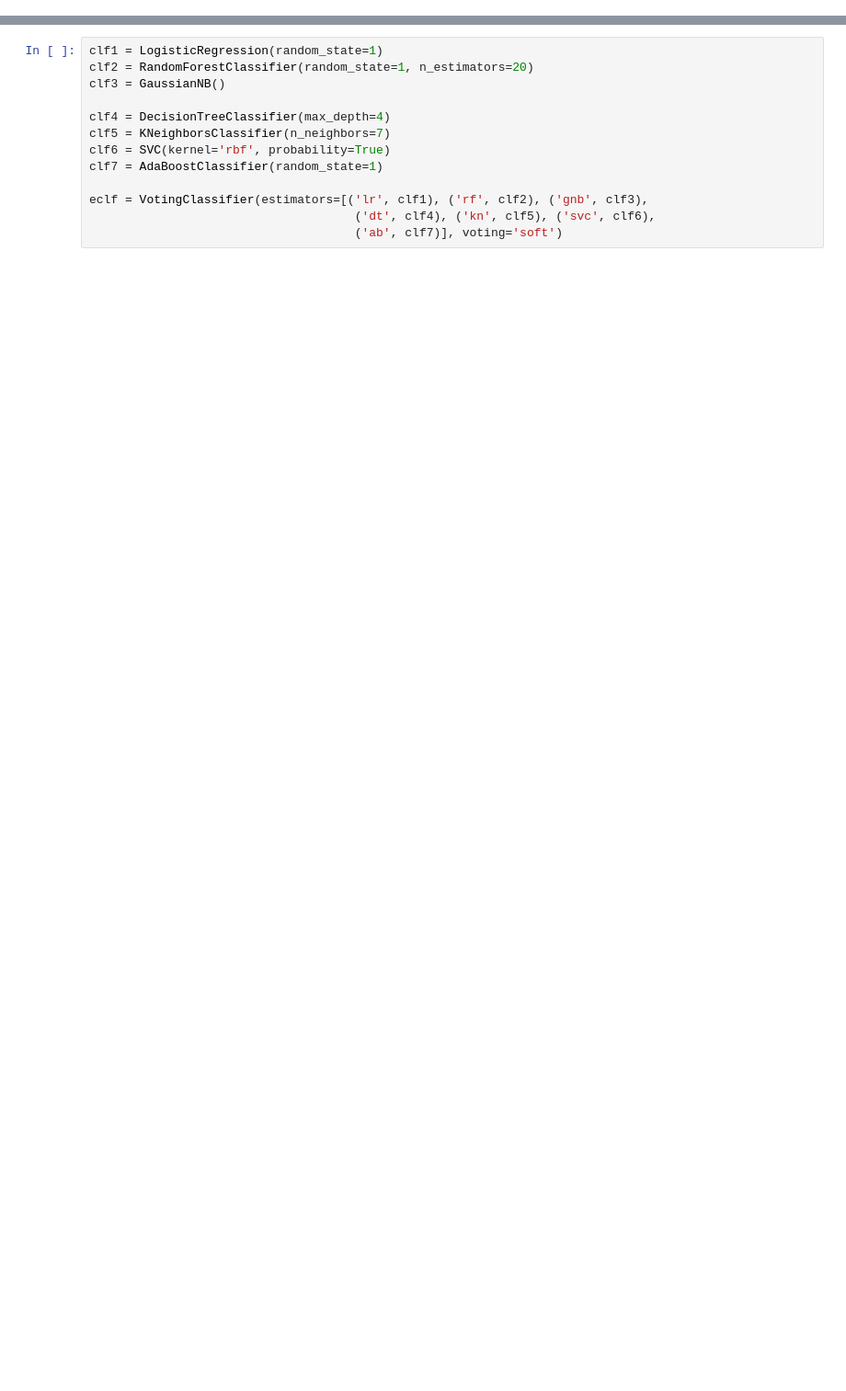
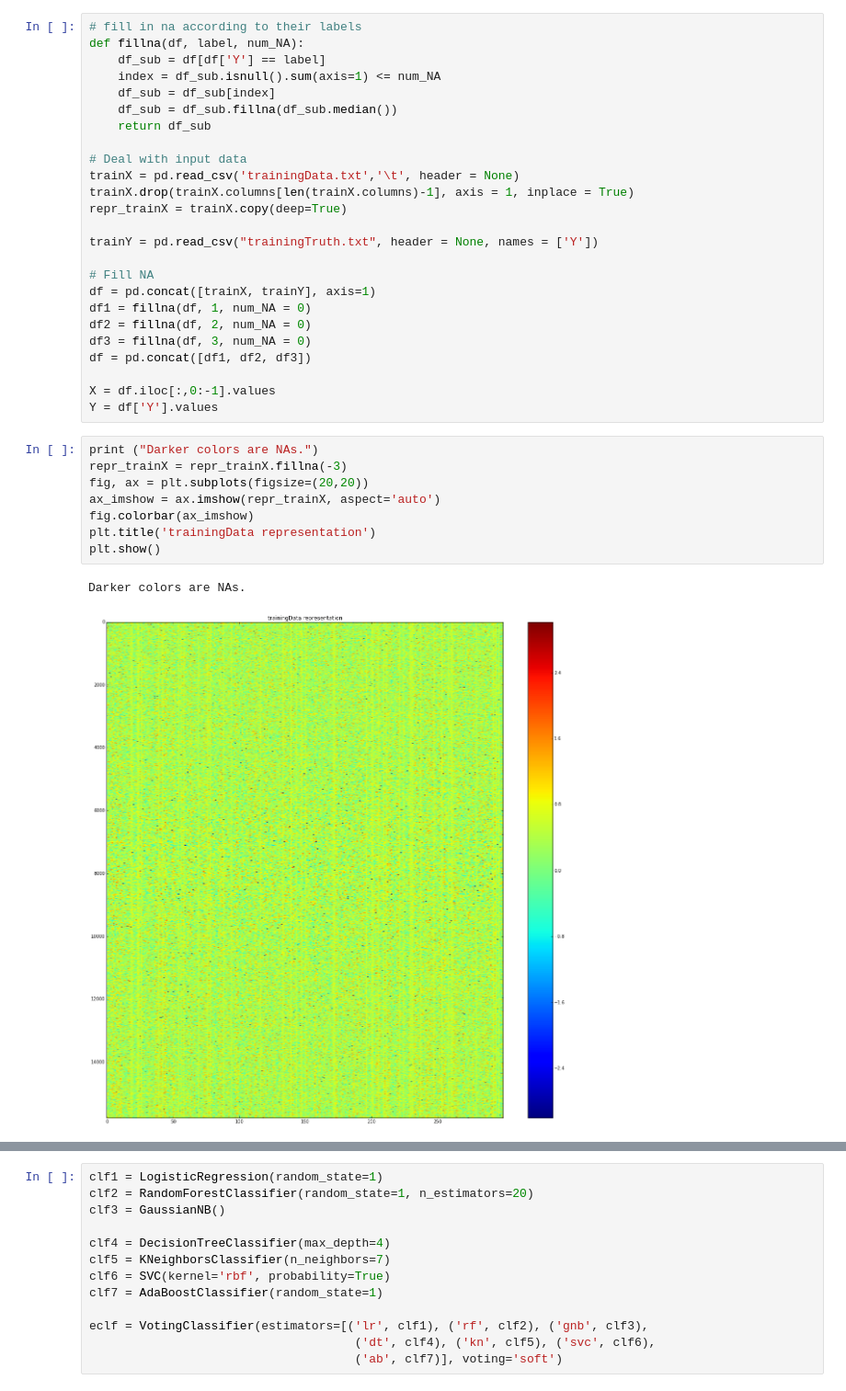
Before and after one commit to bin09122015/HW5, a Jupyter notebook: Back to basics.ipynb, the cells around one changed output, grey strips where cells are left out. Shown at 92% size. Drawn from its saved outputs; the diff is of its cells as text; blank space fills up the shorter version.

Commit message:
Add more visualization, add neural network

```diff
--- a/Back to basics.ipynb
+++ b/Back to basics.ipynb
@@ -23 +27,37 @@ from sklearn.metrics import accuracy_score
+# %%
+# fill in na according to their labels
+def fillna(df, label, num_NA):
+    df_sub = df[df['Y'] == label]
+    index = df_sub.isnull().sum(axis=1) <= num_NA
+    df_sub = df_sub[index]
+    df_sub = df_sub.fillna(df_sub.median())
+    return df_sub
+
+# Deal with input data
+trainX = pd.read_csv('trainingData.txt','\t', header = None)
+trainX.drop(trainX.columns[len(trainX.columns)-1], axis = 1, inplace = True)
+repr_trainX = trainX.copy(deep=True)
+
+trainY = pd.read_csv("trainingTruth.txt", header = None, names = ['Y'])
+
+# Fill NA
+df = pd.concat([trainX, trainY], axis=1)
+df1 = fillna(df, 1, num_NA = 0)
+df2 = fillna(df, 2, num_NA = 0)
+df3 = fillna(df, 3, num_NA = 0)
+df = pd.concat([df1, df2, df3])
+
+X = df.iloc[:,0:-1].values
+Y = df['Y'].values
+# %%
+print ("Darker colors are NAs.")
+repr_trainX = repr_trainX.fillna(-3)
+fig, ax = plt.subplots(figsize=(20,20))
+ax_imshow = ax.imshow(repr_trainX, aspect='auto')
+fig.colorbar(ax_imshow)
+plt.title('trainingData representation')
+plt.show()
+# %% [output]
+Darker colors are NAs.
+[figure, added]
 # %%
```
Also changed, not shown: parts of 8 cells of this notebook.
